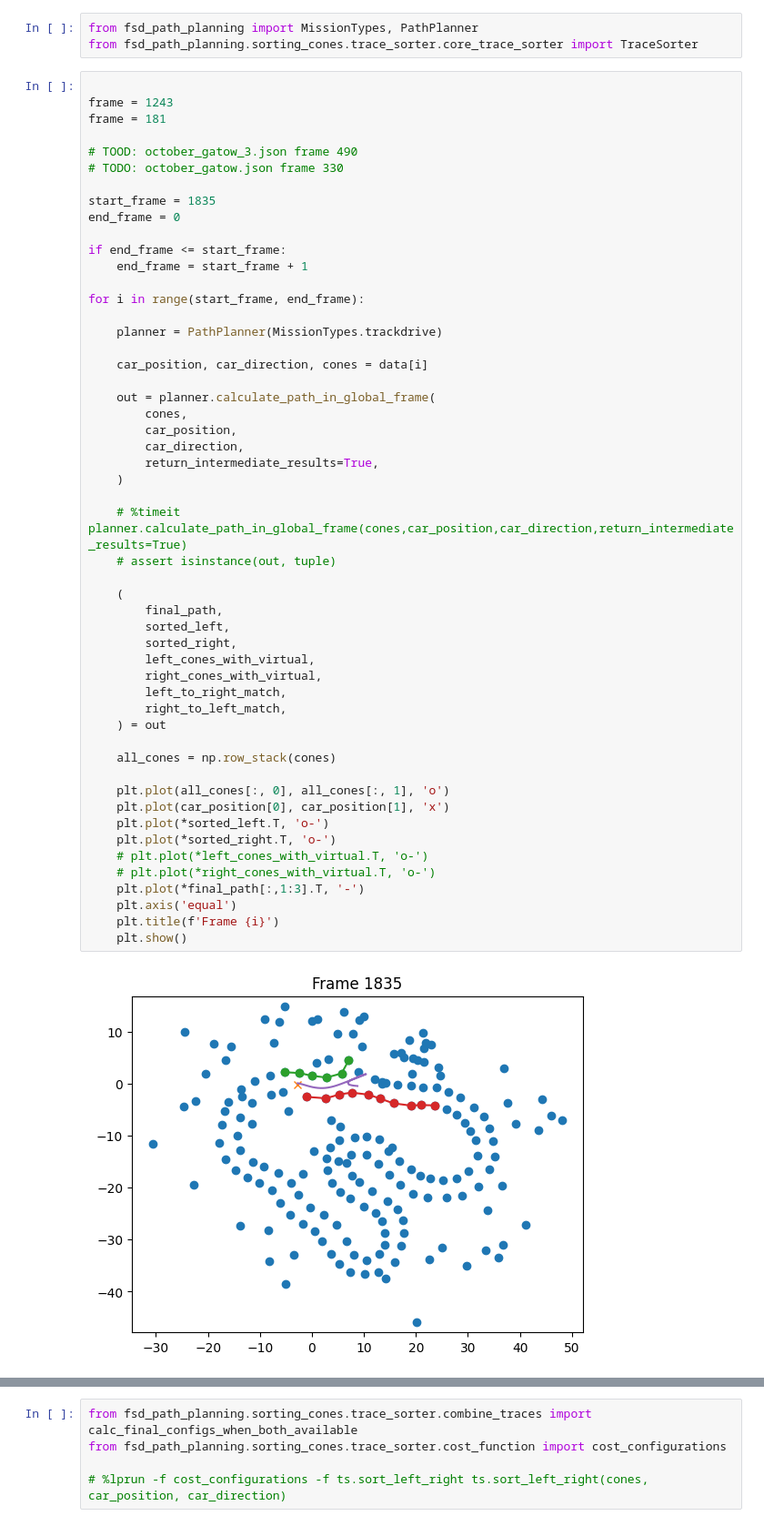
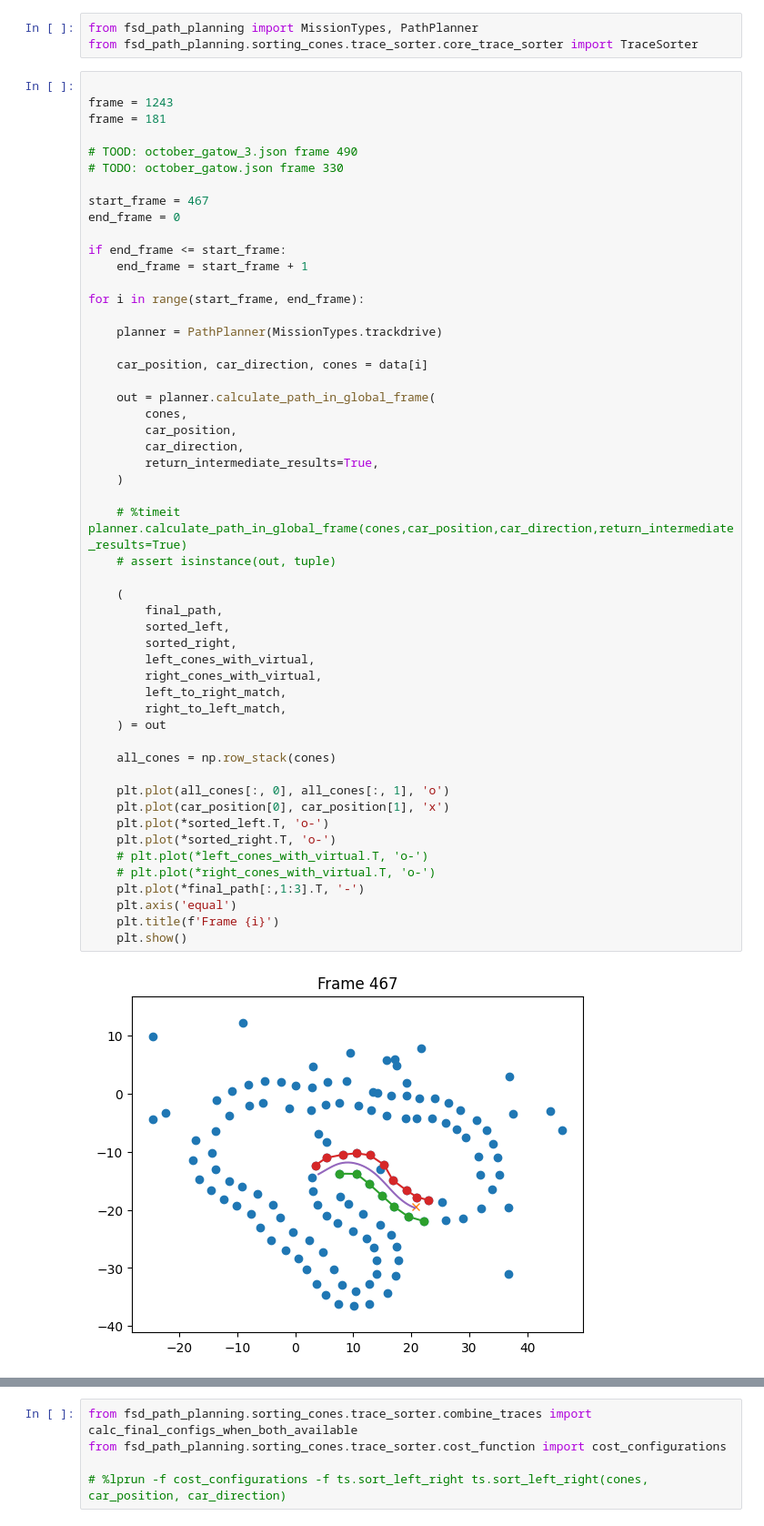
Before and after one commit to papalotis/ft-fsd-path-planning, a Jupyter notebook: t.ipynb, the cells around one changed output, grey strips where cells are left out. Shown at 91% size. Saved outputs shown, nothing was run; the diff lists cells and outputs as text.

```diff
--- a/t.ipynb
+++ b/t.ipynb
@@ -28,7 +28,7 @@ frame = 181
 # TOOD: october_gatow_3.json frame 490
 # ΤΟDO: october_gatow.json frame 330
 
-start_frame = 1835
+start_frame = 467
 end_frame = 0
 
 if end_frame <= start_frame:
@@ -46,31 +46,31 @@ for i in range(start_frame, end_frame):
         car_direction,
         return_intermediate_results=True,
     )
 
     # %timeit planner.calculate_path_in_global_frame(cones,car_position,car_direction,return_intermediate_results=True)
     # assert isinstance(out, tuple)
 
     (
         final_path,
         sorted_left,
         sorted_right,
         left_cones_with_virtual,
         right_cones_with_virtual,
         left_to_right_match,
         right_to_left_match,
     ) = out
 
     all_cones = np.row_stack(cones)
 
     plt.plot(all_cones[:, 0], all_cones[:, 1], 'o')
     plt.plot(car_position[0], car_position[1], 'x')
     plt.plot(*sorted_left.T, 'o-')
     plt.plot(*sorted_right.T, 'o-')
     # plt.plot(*left_cones_with_virtual.T, 'o-')
     # plt.plot(*right_cones_with_virtual.T, 'o-')
     plt.plot(*final_path[:,1:3].T, '-')
     plt.axis('equal')
     plt.title(f'Frame {i}')
     plt.show()
 # %% [output]
-[figure, old version]
+[figure, new version]
```
Also changed, not shown: parts of 5 cells of this notebook, 6 other files.
